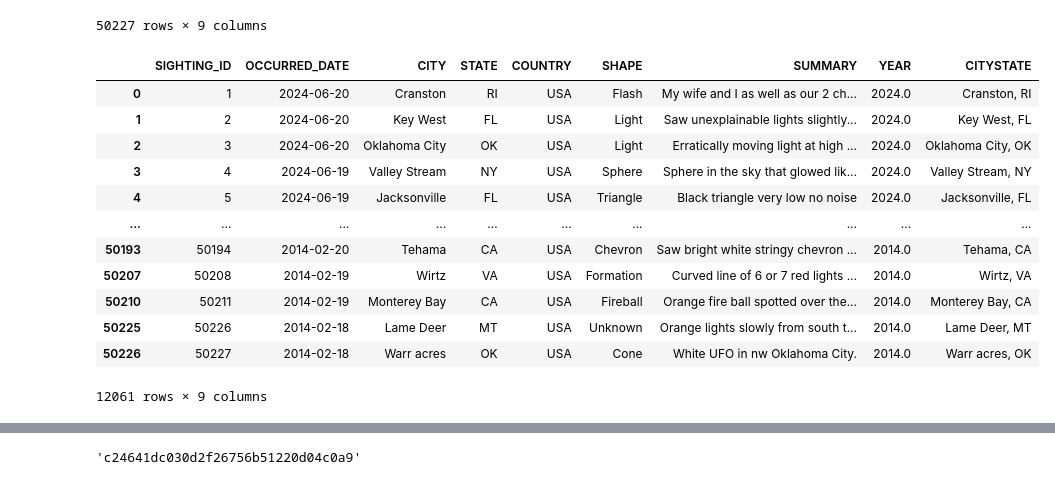
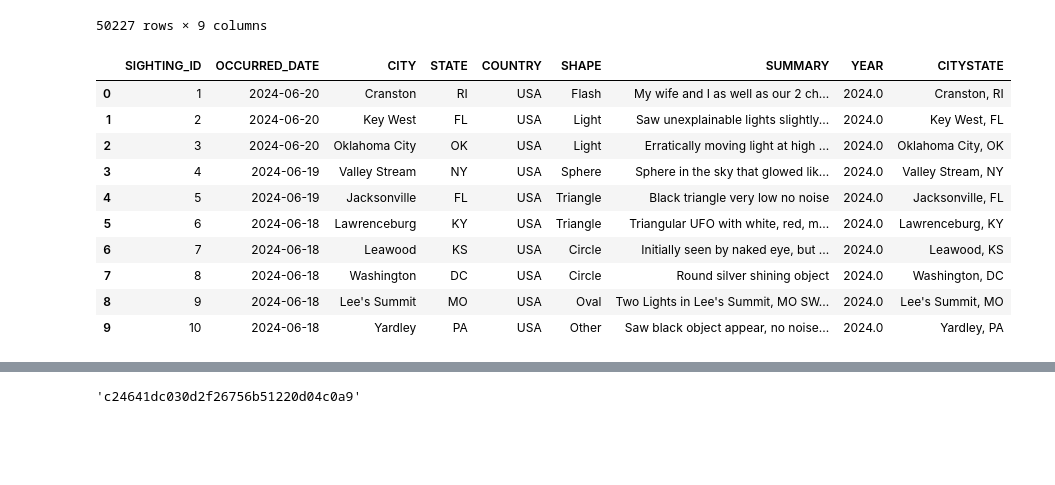
Before and after one commit to gfoley15/you_only_know_what_UFO, a Jupyter notebook: Sightings lat_lng.ipynb, the cells around one changed output, grey strips where cells are left out. Saved outputs shown, nothing was run; the diff lists cells and outputs as text; code cells hidden in the pictures; blank space fills up the shorter version.

```diff
--- a/Sightings lat_lng.ipynb
+++ b/Sightings lat_lng.ipynb
@@ -26,18 +26,17 @@ sightings_df
 # %%
 # dropping duplicates
 sightings_df_copy = sightings_df.drop_duplicates(subset=['CITY'])
-sightings_df_copy
+sightings_df_copy.reset_index()
+sightings_df_copy.head(10)
 # %% [output]
 |  | SIGHTING_ID | OCCURRED_DATE | CITY | STATE | COUNTRY | SHAPE | SUMMARY | YEAR | CITYSTATE |
 | 0 | 1 | 2024-06-20 | Cranston | RI | USA | Flash | My wife and I as well as our 2 ch... | 2024.0 | Cranston, RI |
 | 1 | 2 | 2024-06-20 | Key West | FL | USA | Light | Saw unexplainable lights slightly... | 2024.0 | Key West, FL |
 | 2 | 3 | 2024-06-20 | Oklahoma City | OK | USA | Light | Erratically moving light at high ... | 2024.0 | Oklahoma City, OK |
 | 3 | 4 | 2024-06-19 | Valley Stream | NY | USA | Sphere | Sphere in the sky that glowed lik... | 2024.0 | Valley Stream, NY |
 | 4 | 5 | 2024-06-19 | Jacksonville | FL | USA | Triangle | Black triangle very low no noise | 2024.0 | Jacksonville, FL |
-| ... | ... | ... | ... | ... | ... | ... | ... | ... | ... |
-| 50193 | 50194 | 2014-02-20 | Tehama | CA | USA | Chevron | Saw bright white stringy chevron ... | 2014.0 | Tehama, CA |
-| 50207 | 50208 | 2014-02-19 | Wirtz | VA | USA | Formation | Curved line of 6 or 7 red lights ... | 2014.0 | Wirtz, VA |
-| 50210 | 50211 | 2014-02-19 | Monterey Bay | CA | USA | Fireball | Orange fire ball spotted over the... | 2014.0 | Monterey Bay, CA |
-| 50225 | 50226 | 2014-02-18 | Lame Deer | MT | USA | Unknown | Orange lights slowly from south t... | 2014.0 | Lame Deer, MT |
-| 50226 | 50227 | 2014-02-18 | Warr acres | OK | USA | Cone | White UFO in nw Oklahoma City. | 2014.0 | Warr acres, OK |
+| 5 | 6 | 2024-06-18 | Lawrenceburg | KY | USA | Triangle | Triangular UFO with white, red, m... | 2024.0 | Lawrenceburg, KY |
+| 6 | 7 | 2024-06-18 | Leawood | KS | USA | Circle | Initially seen by naked eye, but ... | 2024.0 | Leawood, KS |
+| 7 | 8 | 2024-06-18 | Washington | DC | USA | Circle | Round silver shining object | 2024.0 | Washington, DC |
+| 8 | 9 | 2024-06-18 | Lee's Summit | MO | USA | Oval | Two Lights in Lee's Summit, MO SW... | 2024.0 | Lee's Summit, MO |
+| 9 | 10 | 2024-06-18 | Yardley | PA | USA | Other | Saw black object appear, no noise... | 2024.0 | Yardley, PA |
-12061 rows × 9 columns
```
Also changed, not shown: parts of 8 cells of this notebook, 3 other files.
